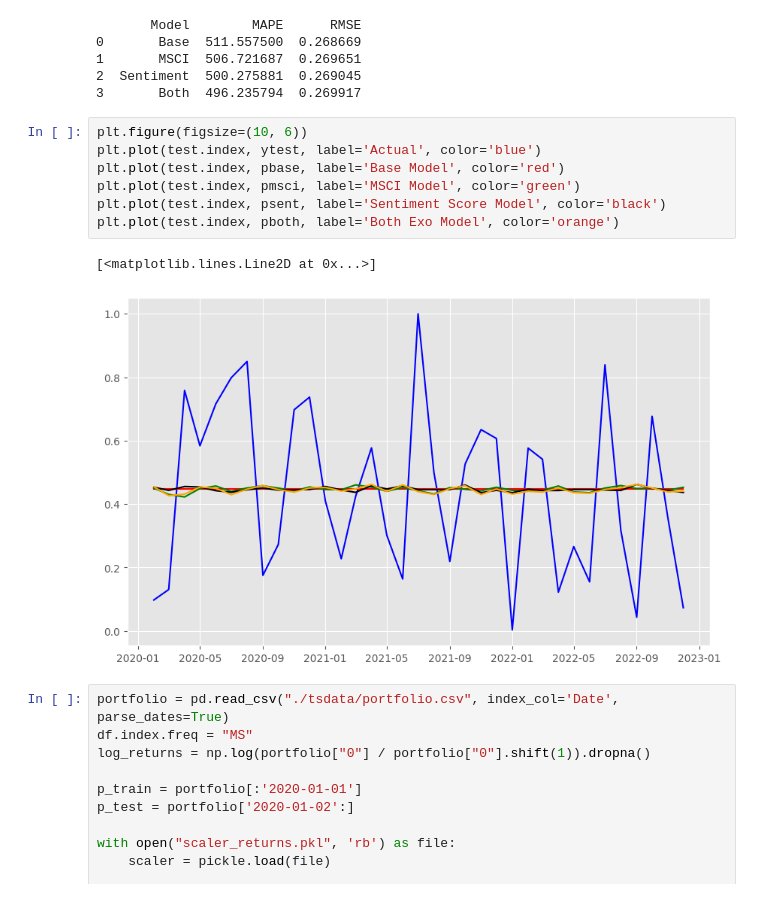
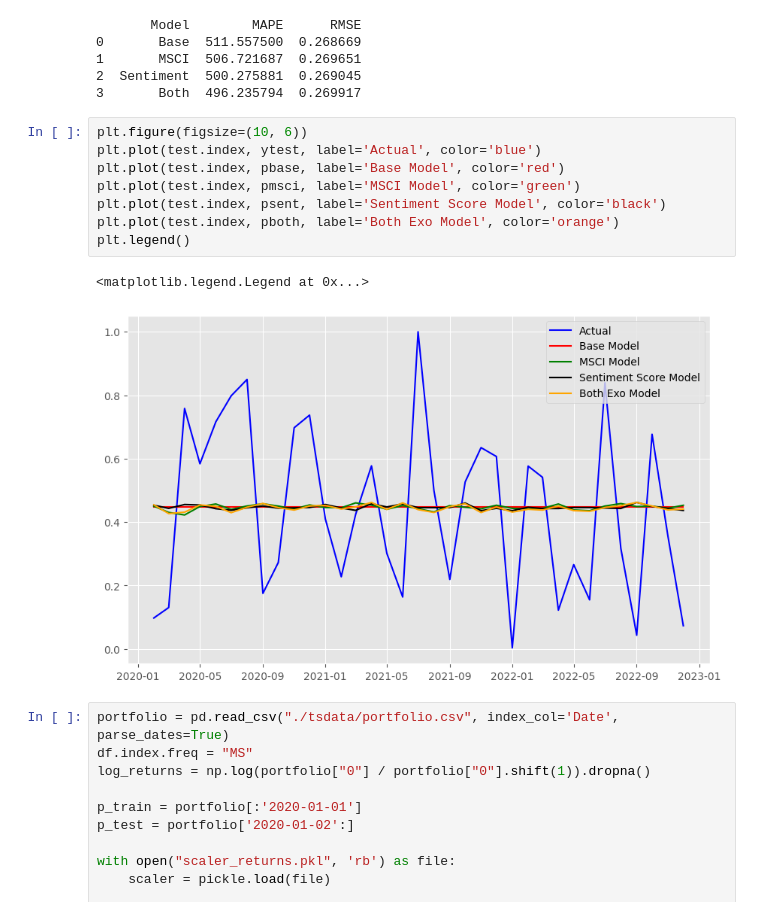
Before and after one commit to MDrschl/SalesEQ, a Jupyter notebook: TimeseriesModelling.ipynb, the cells around one changed output. Drawn from its saved outputs; the diff is of its cells as text.

```diff
--- a/TimeseriesModelling.ipynb
+++ b/TimeseriesModelling.ipynb
@@ -309,13 +309,14 @@ print(results_df)
 # %%
 plt.figure(figsize=(10, 6))
 plt.plot(test.index, ytest, label='Actual', color='blue')
 plt.plot(test.index, pbase, label='Base Model', color='red')
 plt.plot(test.index, pmsci, label='MSCI Model', color='green')
 plt.plot(test.index, psent, label='Sentiment Score Model', color='black')
 plt.plot(test.index, pboth, label='Both Exo Model', color='orange')
+plt.legend()
 # %% [output]
-[<matplotlib.lines.Line2D at 0x...>]
+<matplotlib.legend.Legend at 0x...>
-[figure, old version]
+[figure, new version]
 # %%
 portfolio = pd.read_csv("./tsdata/portfolio.csv", index_col='Date', parse_dates=True)
 df.index.freq = "MS"
```
Also changed, not shown: parts of 4 cells of this notebook, 2 other files.
